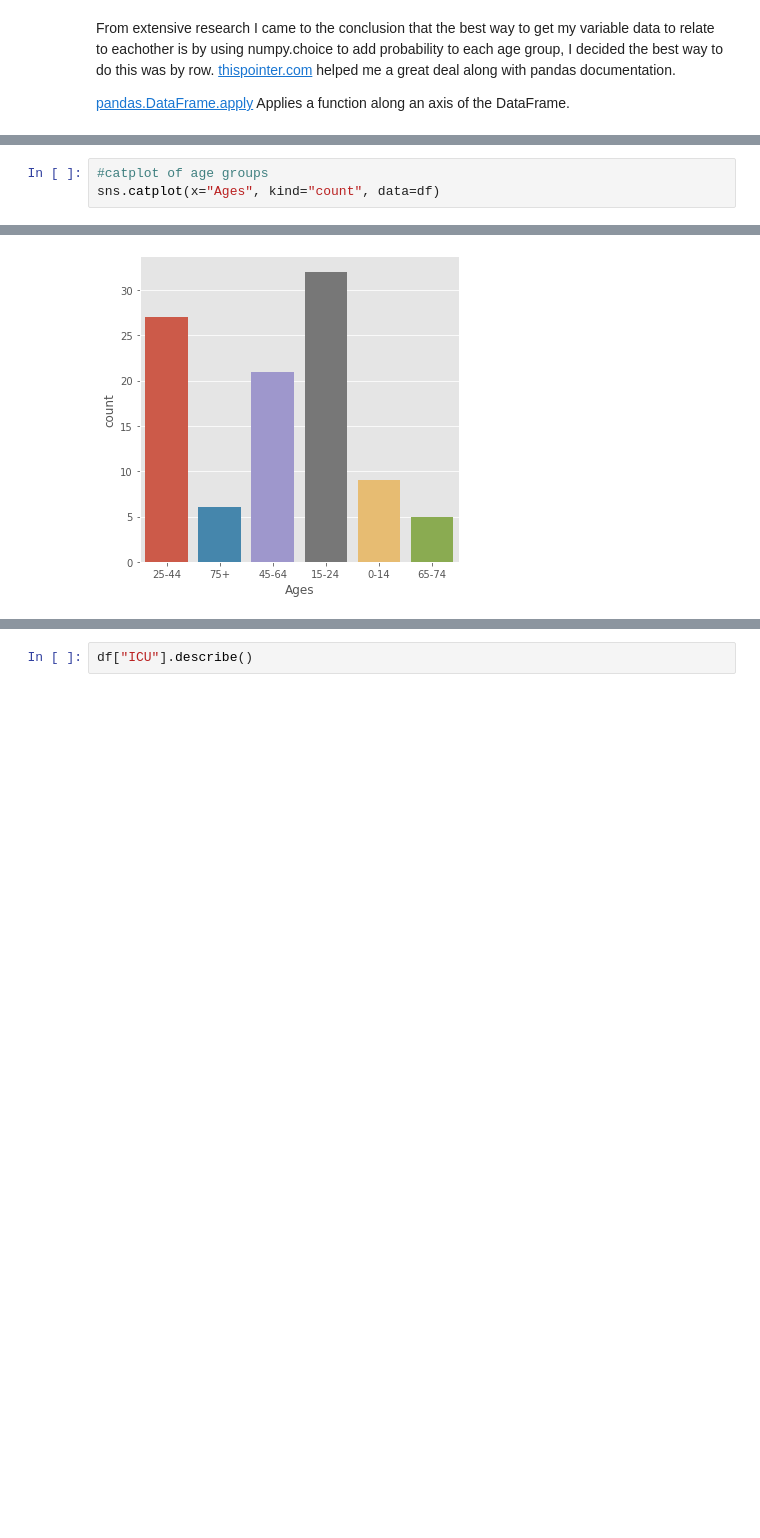
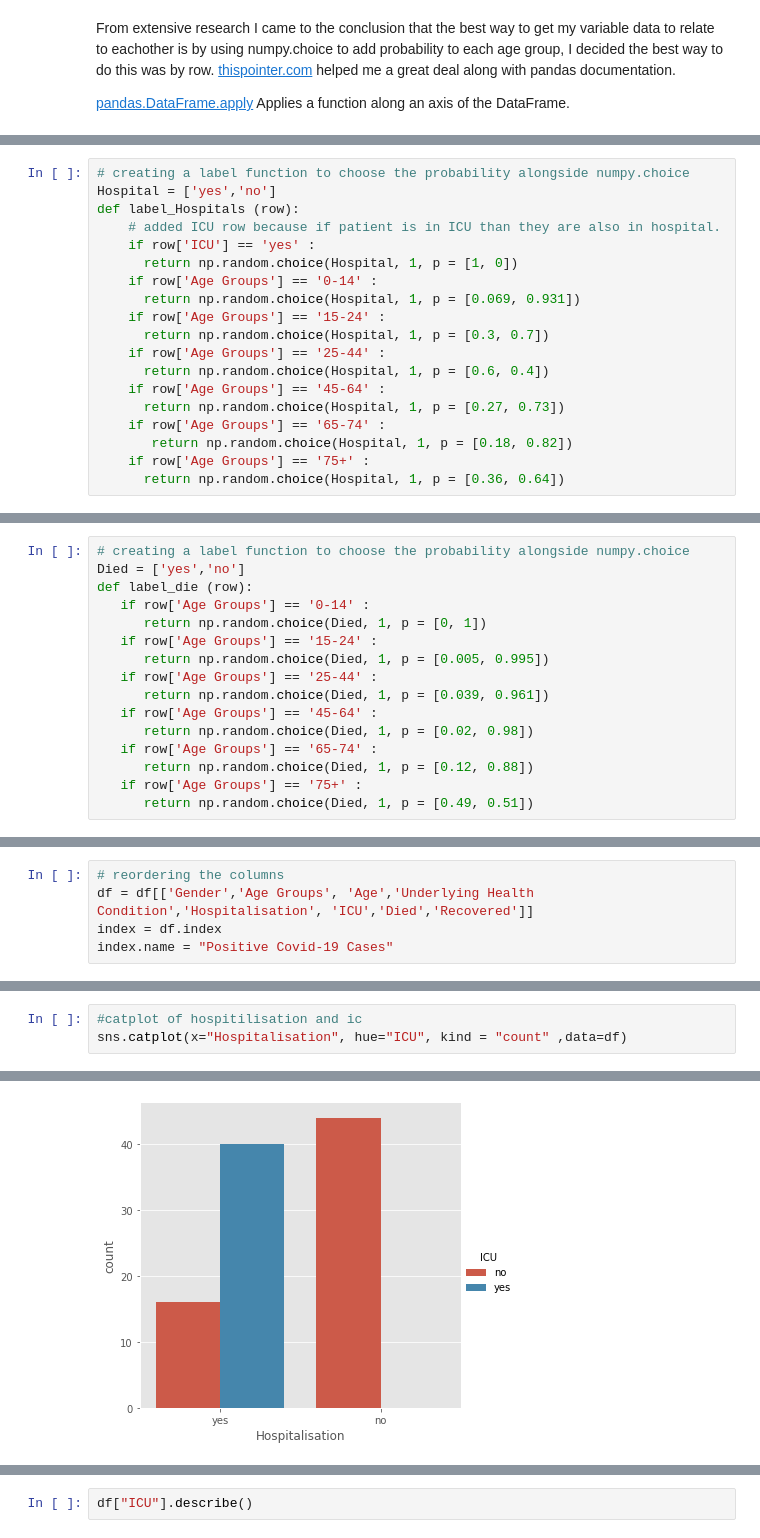
Before and after one commit to AineNicD/simulating-data, a Jupyter notebook: simulating-data.ipynb, the cells around one changed output, grey strips where cells are left out. Cells and saved outputs as stored; diff of their text form; blank space fills up the shorter version.

```diff
--- a/simulating-data.ipynb
+++ b/simulating-data.ipynb
@@ -748,0 +614,19 @@ index.name = "Positive Covid-19 Cases"
+# %%
+# creating a label function to choose the probability alongside numpy.choice
+Hospital = ['yes','no']
+def label_Hospitals (row):
+    # added ICU row because if patient is in ICU than they are also in hospital.
+    if row['ICU'] == 'yes' :
+      return np.random.choice(Hospital, 1, p = [1, 0])
+    if row['Age Groups'] == '0-14' :
+      return np.random.choice(Hospital, 1, p = [0.069, 0.931])
+    if row['Age Groups'] == '15-24' :
+      return np.random.choice(Hospital, 1, p = [0.3, 0.7])
+    if row['Age Groups'] == '25-44' :
+      return np.random.choice(Hospital, 1, p = [0.6, 0.4])
+    if row['Age Groups'] == '45-64' :
+      return np.random.choice(Hospital, 1, p = [0.27, 0.73])
+    if row['Age Groups'] == '65-74' :
+       return np.random.choice(Hospital, 1, p = [0.18, 0.82])
+    if row['Age Groups'] == '75+' :
+      return np.random.choice(Hospital, 1, p = [0.36, 0.64])
@@ -748,0 +680,16 @@ index.name = "Positive Covid-19 Cases"
+# %%
+# creating a label function to choose the probability alongside numpy.choice
+Died = ['yes','no']
+def label_die (row):
+   if row['Age Groups'] == '0-14' :
+      return np.random.choice(Died, 1, p = [0, 1])
+   if row['Age Groups'] == '15-24' :
+      return np.random.choice(Died, 1, p = [0.005, 0.995])
+   if row['Age Groups'] == '25-44' :
+      return np.random.choice(Died, 1, p = [0.039, 0.961])
+   if row['Age Groups'] == '45-64' :
+      return np.random.choice(Died, 1, p = [0.02, 0.98])
+   if row['Age Groups'] == '65-74' :
+      return np.random.choice(Died, 1, p = [0.12, 0.88])
+   if row['Age Groups'] == '75+' :
+      return np.random.choice(Died, 1, p = [0.49, 0.51])
@@ -748,0 +781,5 @@ index.name = "Positive Covid-19 Cases"
+# %%
+# reordering the columns
+df = df[['Gender','Age Groups', 'Age','Underlying Health Condition','Hospitalisation', 'ICU','Died','Recovered']]
+index = df.index
+index.name = "Positive Covid-19 Cases"
@@ -774,7 +841,7 @@ df.describe()
 # %%
-#catplot of age groups
-sns.catplot(x="Ages", kind="count", data=df)
+#catplot of hospitilisation and ic
+sns.catplot(x="Hospitalisation", hue="ICU", kind = "count" ,data=df)
 # %% [output]
 <seaborn.axisgrid.FacetGrid at 0x...>
-[figure, old version]
+[figure, new version]
 # %%
```
Also changed, not shown: parts of 91 cells of this notebook.
